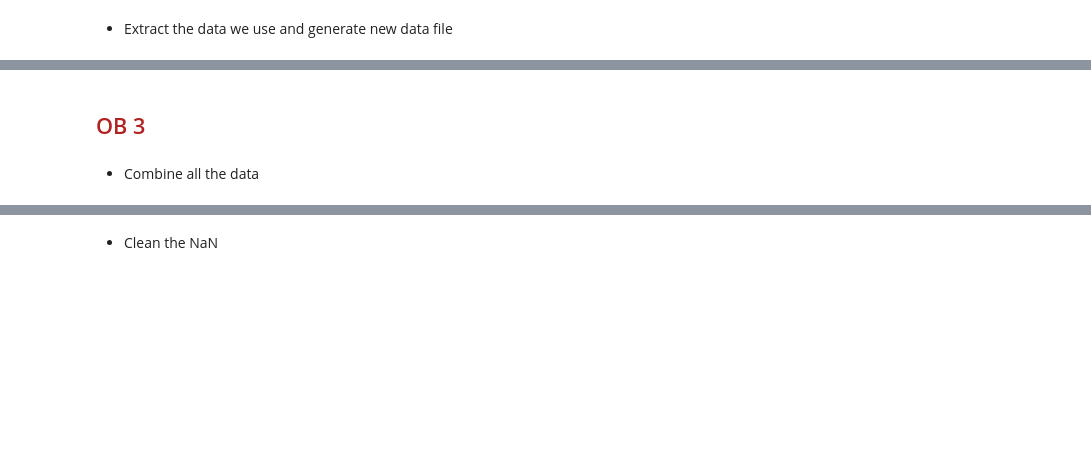
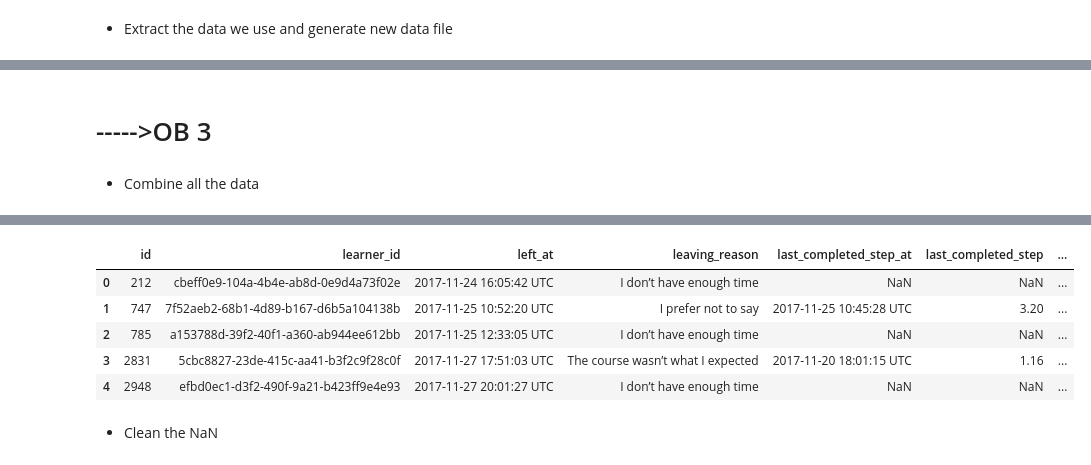
Before and after one commit to haoranD/CRISP-DM-PYTHON, a Jupyter notebook: notebooks/CRISP-DM.ipynb, the cells around one changed output, grey strips where cells are left out. Saved outputs shown, nothing was run; the diff lists cells and outputs as text; code cells hidden in the pictures; blank space fills up the shorter version.

```diff
--- a/notebooks/CRISP-DM.ipynb
+++ b/notebooks/CRISP-DM.ipynb
@@ -637,4 +445,4 @@ exNew = pd.merge(extract_col)
 # %% [markdown]
-##  <font color=FireBrick>OB 3</font>
+# ----->OB 3
 # %% [markdown]
 - Combine all the data
@@ -642,0 +449,9 @@ merge function
+# %%
+startNum = 3
+endNum = 7
+type_file = 'leaving-survey-responses'
+
+mergedData = pp.Merge_Data(startNum, endNum, type_file)
+print(mergedData.shape)
+mergedData.head()
+# %% [output]
@@ -643,2 +460,8 @@ merge function
+|  | id | learner_id | left_at | leaving_reason | last_completed_step_at | last_completed_step | ... |
+| 0 | 212 | cbeff0e9-104a-4b4e-ab8d-0e9d4a73f02e | 2017-11-24 16:05:42 UTC | I don’t have enough time | NaN | NaN | ... |
+| 1 | 747 | 7f52aeb2-68b1-4d89-b167-d6b5a104138b | 2017-11-25 10:52:20 UTC | I prefer not to say | 2017-11-25 10:45:28 UTC | 3.20 | ... |
+| 2 | 785 | a153788d-39f2-40f1-a360-ab944ee612bb | 2017-11-25 12:33:05 UTC | I don’t have enough time | NaN | NaN | ... |
+| 3 | 2831 | 5cbc8827-23de-415c-aa41-b3f2c9f28c0f | 2017-11-27 17:51:03 UTC | The course wasn’t what I expected | 2017-11-20 18:01:15 UTC | 1.16 | ... |
+| 4 | 2948 | efbd0ec1-d3f2-490f-9a21-b423ff9e4e93 | 2017-11-27 20:01:27 UTC | I don’t have enough time | NaN | NaN | ... |
 # %% [markdown]
 - Clean the NaN
```
Also changed, not shown: parts of 62 cells of this notebook, 10 other files.
